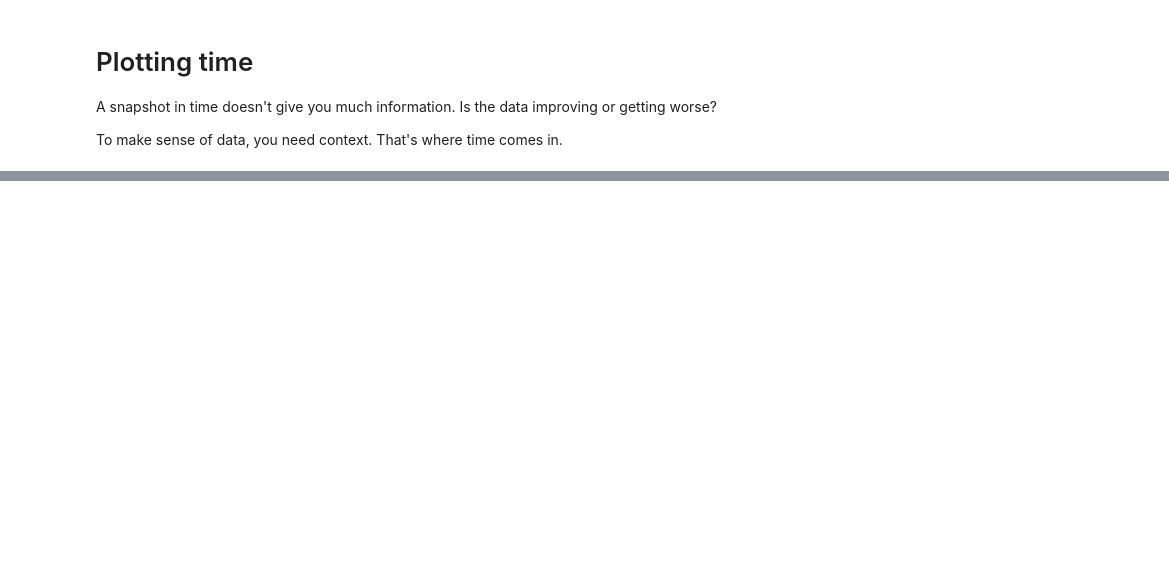
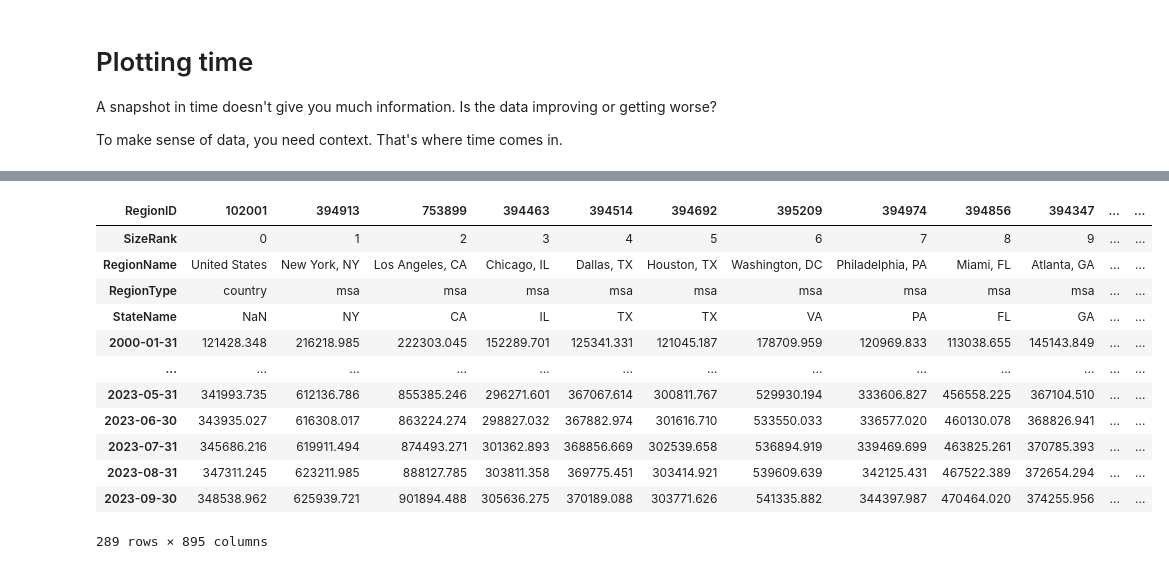
Before and after one commit to jsuddsjr/data-exploration, a Jupyter notebook: 03-time.ipynb, the cells around one changed output, grey strips where cells are left out. Saved outputs shown, nothing was run; the diff lists cells and outputs as text; code cells hidden in the pictures; blank space fills up the shorter version.

```diff
--- a/03-time.ipynb
+++ b/03-time.ipynb
@@ -24,0 +29,16 @@ df.head(2)
+# %%
+df.transpose()
+# %% [output]
+| RegionID | 102001 | 394913 | 753899 | 394463 | 394514 | 394692 | 395209 | 394974 | 394856 | 394347 | ... | ... |
+| SizeRank | 0 | 1 | 2 | 3 | 4 | 5 | 6 | 7 | 8 | 9 | ... | ... |
+| RegionName | United States | New York, NY | Los Angeles, CA | Chicago, IL | Dallas, TX | Houston, TX | Washington, DC | Philadelphia, PA | Miami, FL | Atlanta, GA | ... | ... |
+| RegionType | country | msa | msa | msa | msa | msa | msa | msa | msa | msa | ... | ... |
+| StateName | NaN | NY | CA | IL | TX | TX | VA | PA | FL | GA | ... | ... |
+| 2000-01-31 | 121428.348 | 216218.985 | 222303.045 | 152289.701 | 125341.331 | 121045.187 | 178709.959 | 120969.833 | 113038.655 | 145143.849 | ... | ... |
+| ... | ... | ... | ... | ... | ... | ... | ... | ... | ... | ... | ... | ... |
+| 2023-05-31 | 341993.735 | 612136.786 | 855385.246 | 296271.601 | 367067.614 | 300811.767 | 529930.194 | 333606.827 | 456558.225 | 367104.510 | ... | ... |
+| 2023-06-30 | 343935.027 | 616308.017 | 863224.274 | 298827.032 | 367882.974 | 301616.710 | 533550.033 | 336577.020 | 460130.078 | 368826.941 | ... | ... |
+| 2023-07-31 | 345686.216 | 619911.494 | 874493.271 | 301362.893 | 368856.669 | 302539.658 | 536894.919 | 339469.699 | 463825.261 | 370785.393 | ... | ... |
+| 2023-08-31 | 347311.245 | 623211.985 | 888127.785 | 303811.358 | 369775.451 | 303414.921 | 539609.639 | 342125.431 | 467522.389 | 372654.294 | ... | ... |
+| 2023-09-30 | 348538.962 | 625939.721 | 901894.488 | 305636.275 | 370189.088 | 303771.626 | 541335.882 | 344397.987 | 470464.020 | 374255.956 | ... | ... |
+289 rows × 895 columns
```
Also changed, not shown: parts of 9 cells of this notebook, 1 other file.
